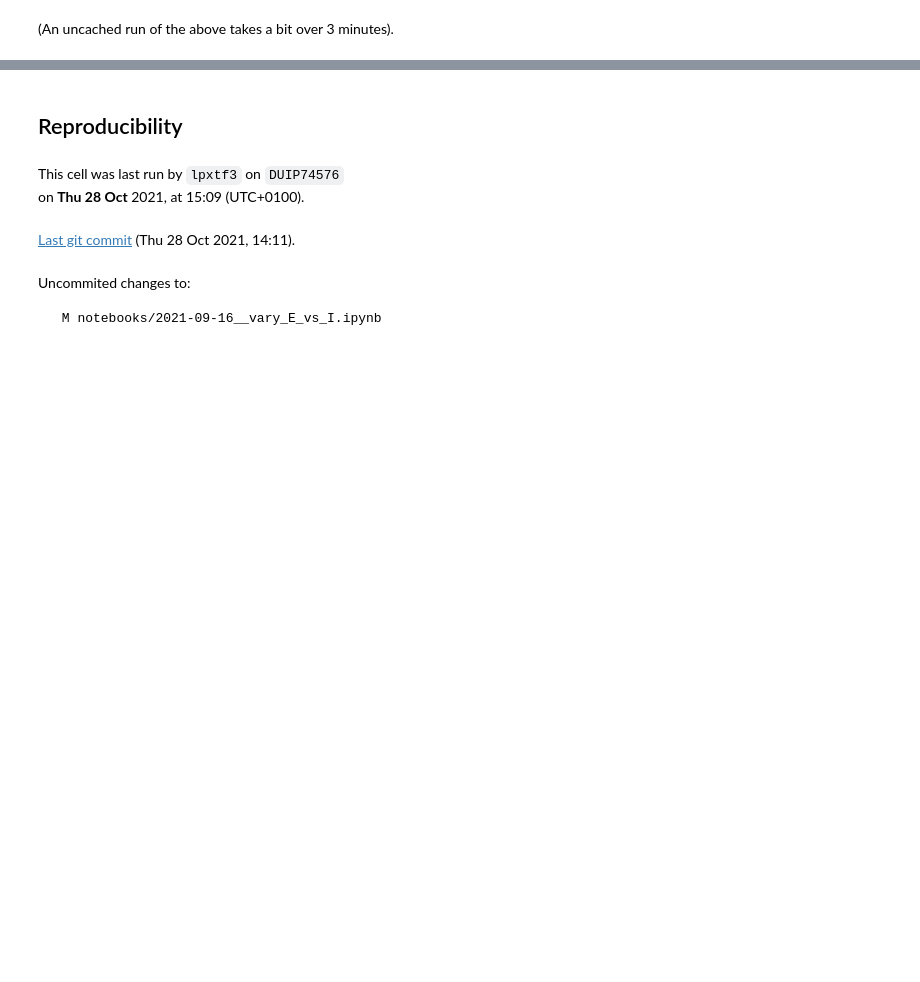
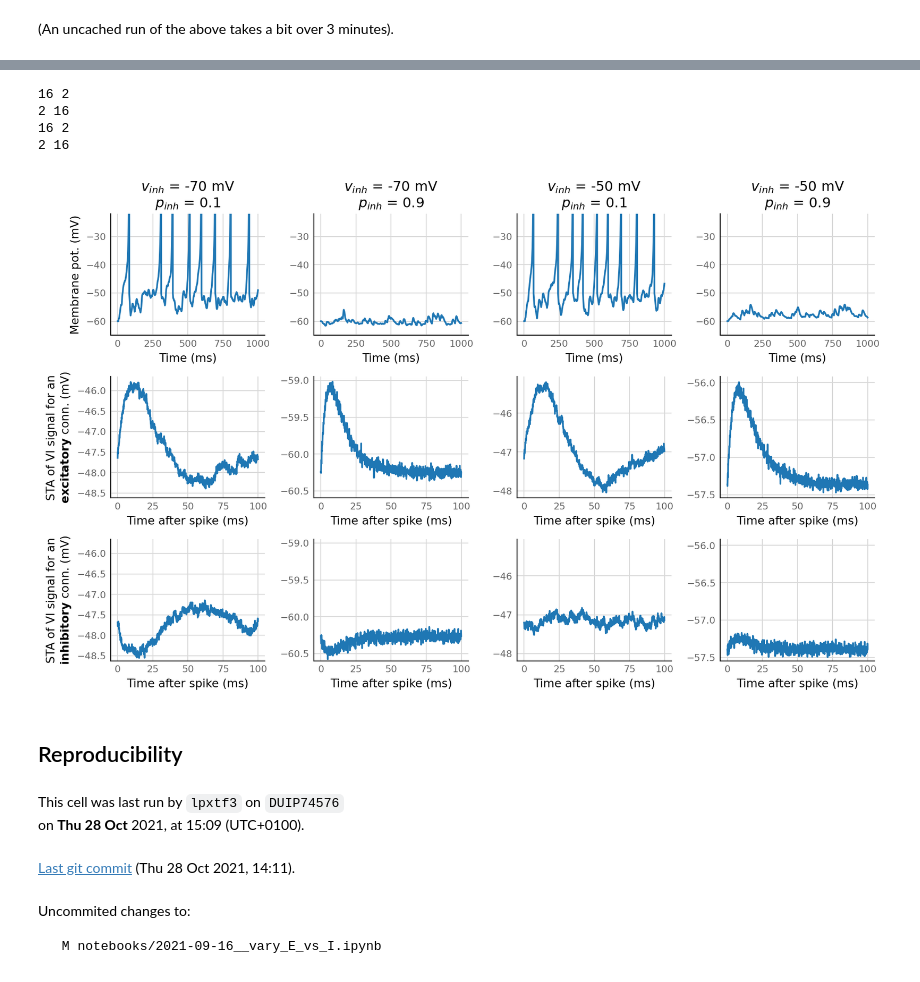
Before and after one commit to tfiers/phd, a Jupyter notebook: notebooks/2021-09-16__vary_E_vs_I.ipynb, the cells around one changed output, grey strips where cells are left out. Drawn from its saved outputs; the diff is of its cells as text; code cells hidden in the pictures; blank space fills up the shorter version.

```diff
--- a/notebooks/2021-09-16__vary_E_vs_I.ipynb
+++ b/notebooks/2021-09-16__vary_E_vs_I.ipynb
@@ -104,0 +96,39 @@ vary_p_inhibited(Params(v_syn_I = -50 * mV))
+# %%
+fig, axes = plt.subplots(nrows=3, ncols=4, **v.figsize(width=1000))
+
+for i, (v_syn_I, p_inh) in enumerate(product((-70 * mV, -50 * mV), (0.1, 0.9))):
+
+    d, td, ts = sim_and_test(Params(v_syn_I=v_syn_I, p_inhibitory=p_inh))
+
+    print(d.num_exc_conn, d.num_inh_conn)
+
+    ax = v.plot_signal(d.izh_output.V_m.slice(t_start=0, duration=1*second) / mV, time_units=ms, ax=axes[0, i])
+    ax.set_ylim(-65, -22);
+    ax.set_xlabel("Time (ms)")
+    ax.set_title("$v_{inh}$ = " + f"{v_syn_I / mV:.0f} mV" + "\n" +
+                 "$p_{inh}$ = " + f"{p_inh:.1f}")
+
+
+    ax_e = v.plot_STA(td[indices_where(d.is_excitatory & d.is_connected)[0]].original_STA, ax=axes[1, i])
+    ax_i = v.plot_STA(td[indices_where(d.is_inhibitory & d.is_connected)[0]].original_STA, ax=axes[2, i])
+
+    ylims = (min(ax_i.get_ylim()[0], ax_e.get_ylim()[0]),
+             max(ax_i.get_ylim()[1], ax_e.get_ylim()[1]))
+    ax_e.set_ylim(ylims)
+    ax_i.set_ylim(ylims)
+
+    if i == 0:
+        ax.set_ylabel("Membrane pot. (mV)");
+        ax_e.set_ylabel("STA of VI signal for an" + '\n' + r"$\bf{excitatory}$ conn. (mV)")
+        ax_i.set_ylabel("STA of VI signal for an" + '\n' + r"$\bf{inhibitory}$ conn. (mV)")
+    else:
+        ax_e.set_ylabel(None)
+        ax_i.set_ylabel(None)
+
+fig.tight_layout()
+# %% [output]
+16 2
+2 16
+16 2
+2 16
+[figure, added]
```
Also changed, not shown: parts of 12 cells of this notebook, 7 other files.
